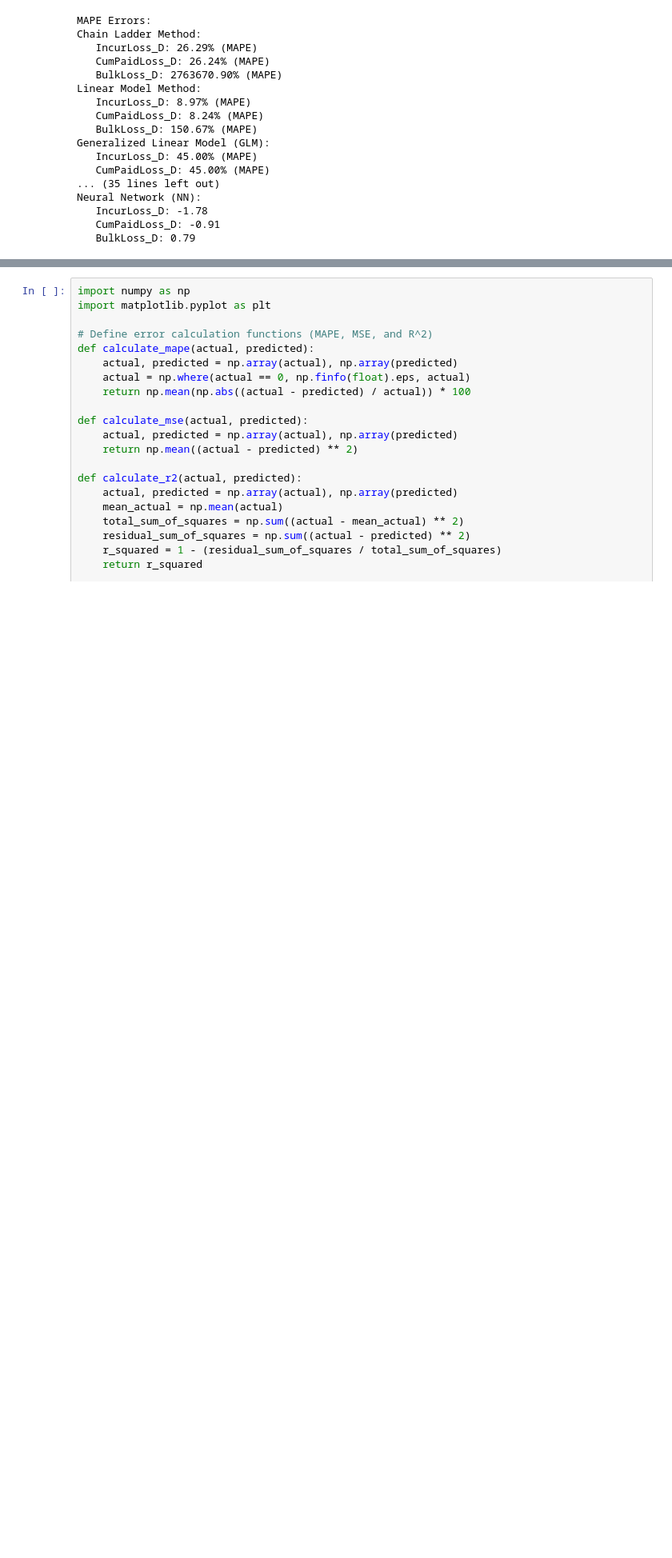
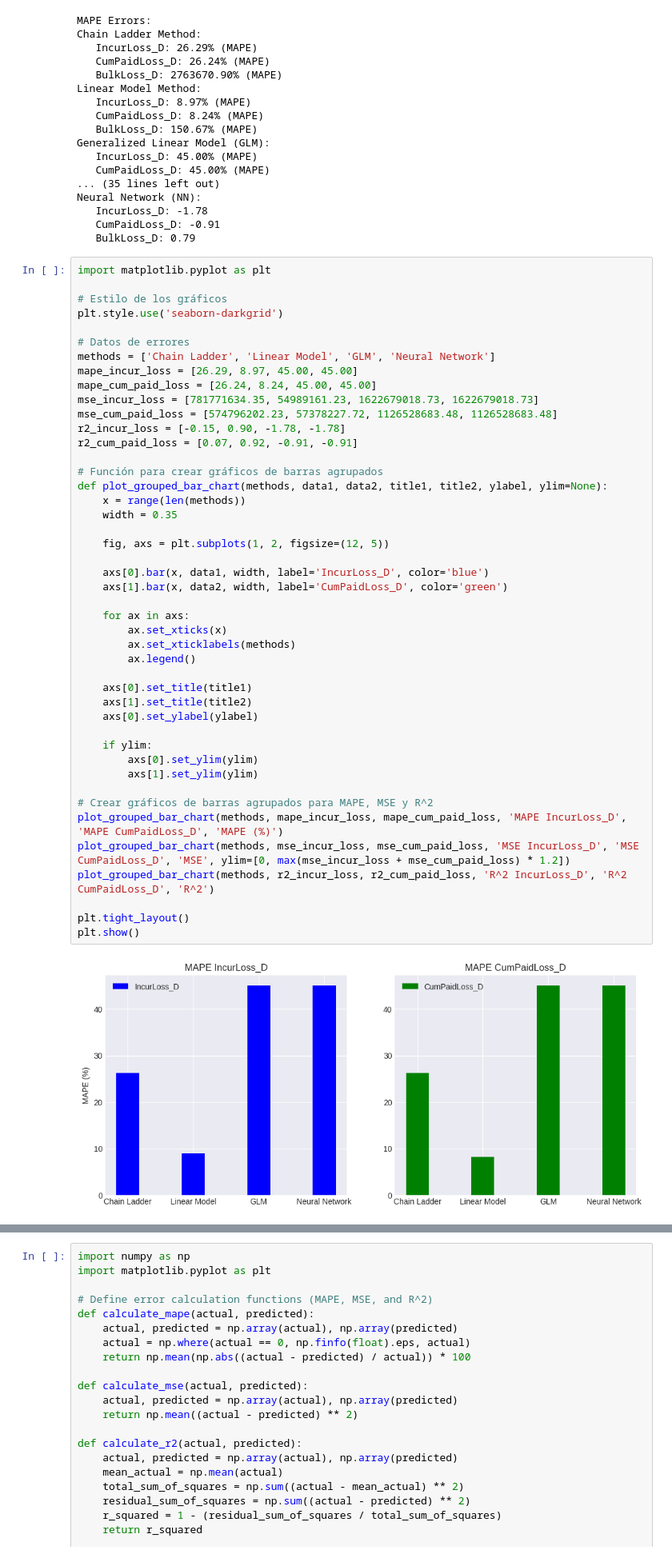
Before and after one commit to JuanLara18/Actuarial-DataMined-Provisiones, a Jupyter notebook: notebooks/Actuarial_Reserving_Analysis.ipynb, the cells around one changed output, grey strips where cells are left out. Shown at 80% size. Drawn from its saved outputs; the diff is of its cells as text; blank space fills up the shorter version.

```diff
--- a/notebooks/Actuarial_Reserving_Analysis.ipynb
+++ b/notebooks/Actuarial_Reserving_Analysis.ipynb
@@ -1019,3 +959,50 @@ Neural Network (NN):
    IncurLoss_D: -1.78
    CumPaidLoss_D: -0.91
    BulkLoss_D: 0.79
+# %%
+import matplotlib.pyplot as plt
+
+# Estilo de los gráficos
+plt.style.use('seaborn-darkgrid')
+
+# Datos de errores
+methods = ['Chain Ladder', 'Linear Model', 'GLM', 'Neural Network']
+mape_incur_loss = [26.29, 8.97, 45.00, 45.00]
+mape_cum_paid_loss = [26.24, 8.24, 45.00, 45.00]
+mse_incur_loss = [781771634.35, 54989161.23, 1622679018.73, 1622679018.73]
+mse_cum_paid_loss = [574796202.23, 57378227.72, 1126528683.48, 1126528683.48]
+r2_incur_loss = [-0.15, 0.90, -1.78, -1.78]
+r2_cum_paid_loss = [0.07, 0.92, -0.91, -0.91]
+
+# Función para crear gráficos de barras agrupados
+def plot_grouped_bar_chart(methods, data1, data2, title1, title2, ylabel, ylim=None):
+    x = range(len(methods))
+    width = 0.35
+
+    fig, axs = plt.subplots(1, 2, figsize=(12, 5))
+
+    axs[0].bar(x, data1, width, label='IncurLoss_D', color='blue')
+    axs[1].bar(x, data2, width, label='CumPaidLoss_D', color='green')
+
+    for ax in axs:
+        ax.set_xticks(x)
+        ax.set_xticklabels(methods)
+        ax.legend()
+
+    axs[0].set_title(title1)
+    axs[1].set_title(title2)
+    axs[0].set_ylabel(ylabel)
+
+    if ylim:
+        axs[0].set_ylim(ylim)
+        axs[1].set_ylim(ylim)
+
+# Crear gráficos de barras agrupados para MAPE, MSE y R^2
+plot_grouped_bar_chart(methods, mape_incur_loss, mape_cum_paid_loss, 'MAPE IncurLoss_D', 'MAPE CumPaidLoss_D', 'MAPE (%)')
+plot_grouped_bar_chart(methods, mse_incur_loss, mse_cum_paid_loss, 'MSE IncurLoss_D', 'MSE CumPaidLoss_D', 'MSE', ylim=[0, max(mse_incur_loss + mse_cum_paid_loss) * 1.2])
+plot_grouped_bar_chart(methods, r2_incur_loss, r2_cum_paid_loss, 'R^2 IncurLoss_D', 'R^2 CumPaidLoss_D', 'R^2')
+
+plt.tight_layout()
+plt.show()
+# %% [output]
+[figure, added]
```
Also changed, not shown: parts of 14 cells of this notebook.
